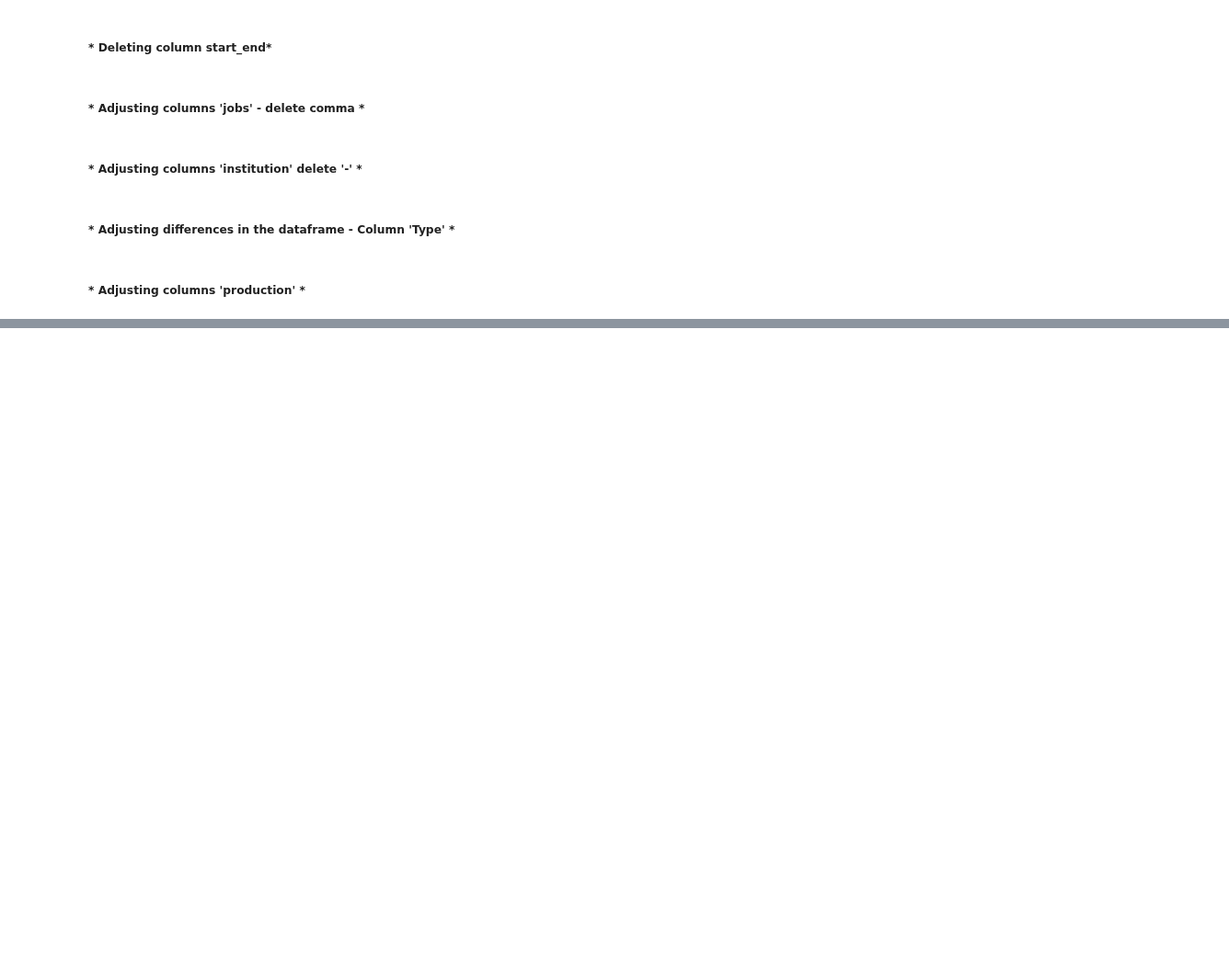
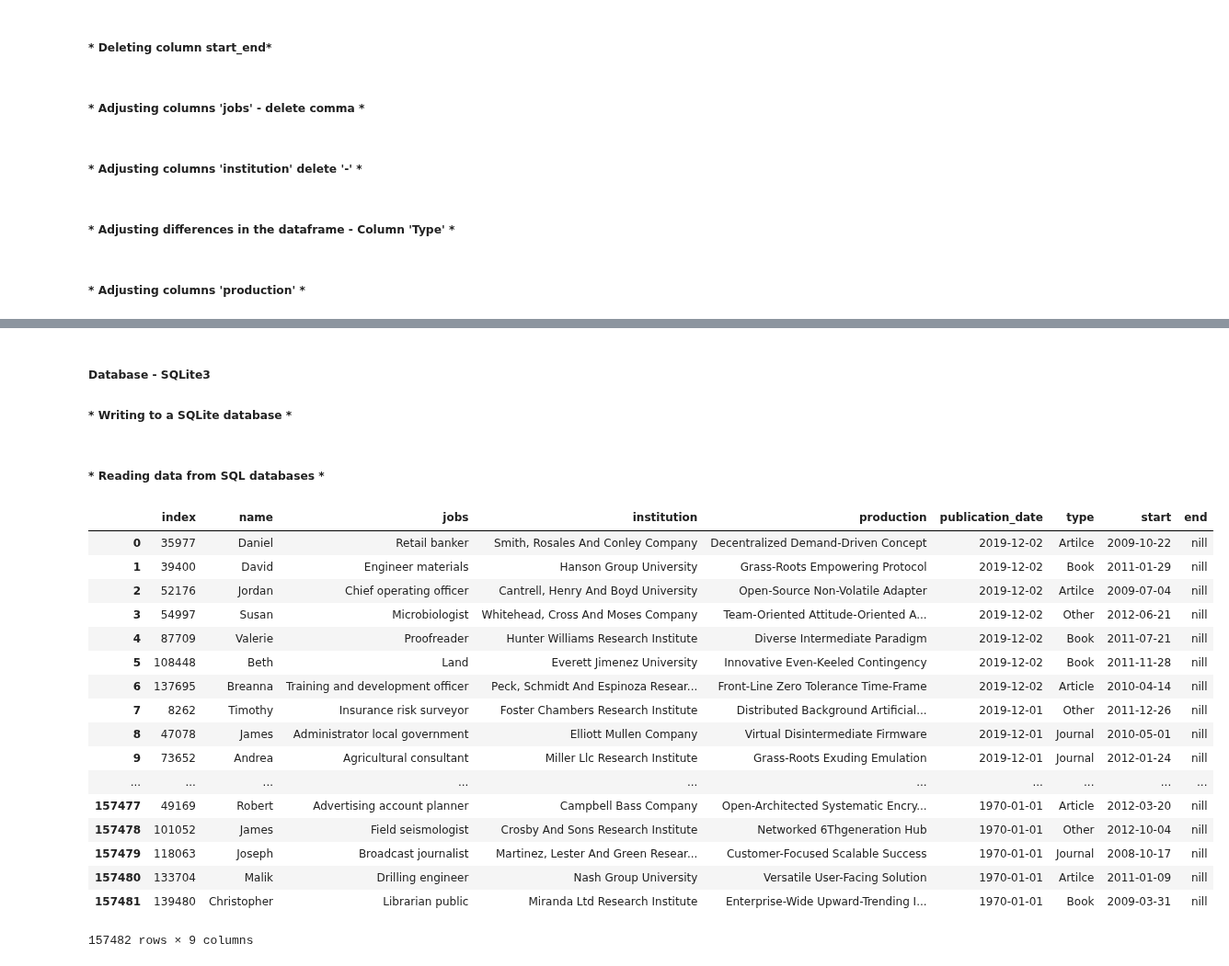
Before and after one commit to Naraujo13/data-engineer-test, a Jupyter notebook: data-engineer-test.ipynb, the cells around one changed output, grey strips where cells are left out. Shown at 92% size. Drawn from its saved outputs; the diff is of its cells as text; code cells hidden in the pictures; blank space fills up the shorter version.

Commit message:
Writing and Reading to a SQLite3 database

```diff
--- a/data-engineer-test.ipynb
+++ b/data-engineer-test.ipynb
@@ -125,0 +145,3 @@ df.head(100)
+# %% [markdown]
+##### Database - SQLite3
+##### * Writing to a SQLite database *
@@ -125,0 +152,27 @@ df.head(100)
+# %% [markdown]
+##### * Reading data from SQL databases *
+# %%
+con = sqlite3.connect("db.sqlite")
+df = pd.read_sql("SELECT * from engineertest order by publication_date desc", con)
+df['publication_date'] = pd.to_datetime(df.publication_date)
+# %%
+df
+# %% [output]
+|  | index | name | jobs | institution | production | publication_date | type | start | end |
+| 0 | 35977 | Daniel | Retail banker | Smith, Rosales And Conley Company | Decentralized Demand-Driven Concept | 2019-12-02 | Artilce | 2009-10-22 | nill |
+| 1 | 39400 | David | Engineer materials | Hanson Group University | Grass-Roots Empowering Protocol | 2019-12-02 | Book | 2011-01-29 | nill |
+| 2 | 52176 | Jordan | Chief operating officer | Cantrell, Henry And Boyd University | Open-Source Non-Volatile Adapter | 2019-12-02 | Artilce | 2009-07-04 | nill |
+| 3 | 54997 | Susan | Microbiologist | Whitehead, Cross And Moses Company | Team-Oriented Attitude-Oriented A... | 2019-12-02 | Other | 2012-06-21 | nill |
+| 4 | 87709 | Valerie | Proofreader | Hunter Williams Research Institute | Diverse Intermediate Paradigm | 2019-12-02 | Book | 2011-07-21 | nill |
+| 5 | 108448 | Beth | Land | Everett Jimenez University | Innovative Even-Keeled Contingency | 2019-12-02 | Book | 2011-11-28 | nill |
+| 6 | 137695 | Breanna | Training and development officer | Peck, Schmidt And Espinoza Resear... | Front-Line Zero Tolerance Time-Frame | 2019-12-02 | Article | 2010-04-14 | nill |
+| 7 | 8262 | Timothy | Insurance risk surveyor | Foster Chambers Research Institute | Distributed Background Artificial... | 2019-12-01 | Other | 2011-12-26 | nill |
+| 8 | 47078 | James | Administrator local government | Elliott Mullen Company | Virtual Disintermediate Firmware | 2019-12-01 | Journal | 2010-05-01 | nill |
+| 9 | 73652 | Andrea | Agricultural consultant | Miller Llc Research Institute | Grass-Roots Exuding Emulation | 2019-12-01 | Journal | 2012-01-24 | nill |
+| ... | ... | ... | ... | ... | ... | ... | ... | ... | ... |
+| 157477 | 49169 | Robert | Advertising account planner | Campbell Bass Company | Open-Architected Systematic Encry... | 1970-01-01 | Article | 2012-03-20 | nill |
+| 157478 | 101052 | James | Field seismologist | Crosby And Sons Research Institute | Networked 6Thgeneration Hub | 1970-01-01 | Other | 2012-10-04 | nill |
+| 157479 | 118063 | Joseph | Broadcast journalist | Martinez, Lester And Green Resear... | Customer-Focused Scalable Success | 1970-01-01 | Journal | 2008-10-17 | nill |
+| 157480 | 133704 | Malik | Drilling engineer | Nash Group University | Versatile User-Facing Solution | 1970-01-01 | Artilce | 2011-01-09 | nill |
+| 157481 | 139480 | Christopher | Librarian public | Miranda Ltd Research Institute | Enterprise-Wide Upward-Trending I... | 1970-01-01 | Book | 2009-03-31 | nill |
+157482 rows × 9 columns
```
Also changed, not shown: parts of 2 cells of this notebook.
